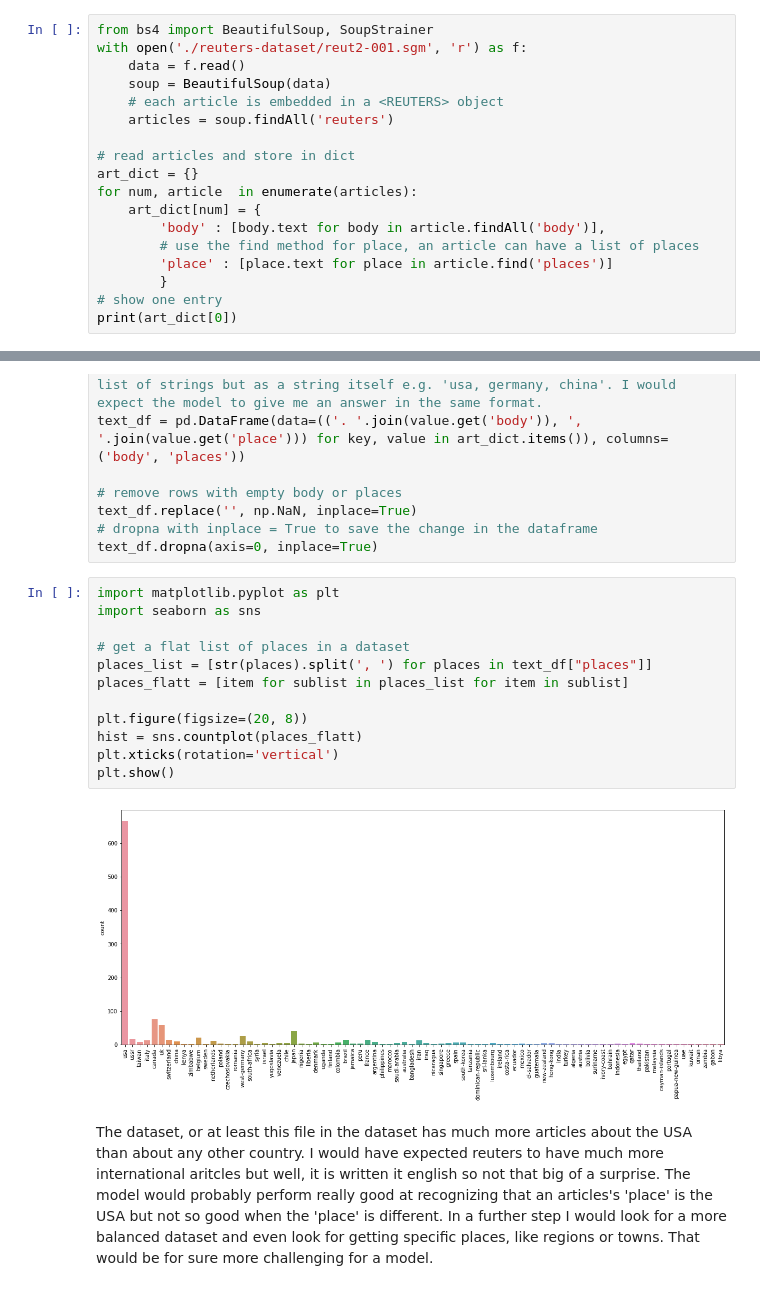
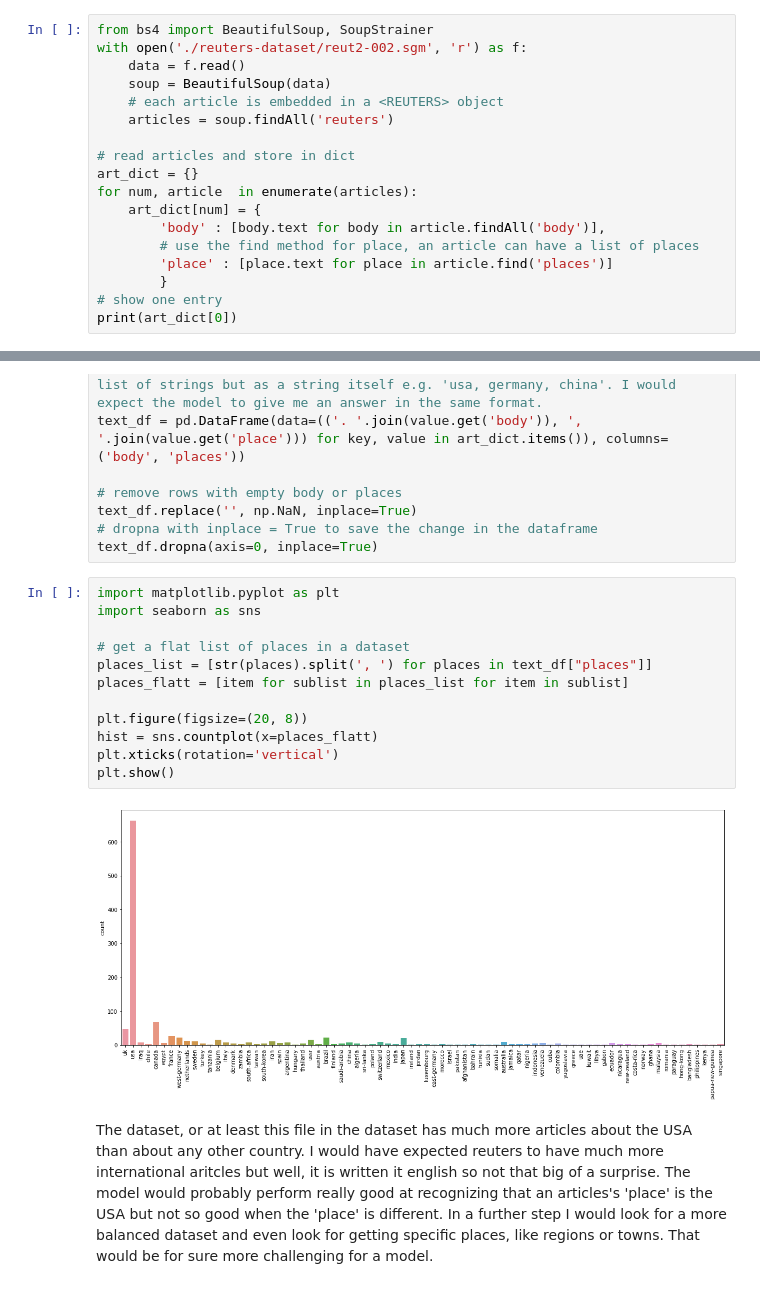
Before and after one commit to acu-sci/train-gpt2-tensorflow, a Jupyter notebook: ReadPlace.ipynb, the cells around one changed output, grey strips where cells are left out. Drawn from its saved outputs; the diff is of its cells as text.

```diff
--- a/ReadPlace.ipynb
+++ b/ReadPlace.ipynb
@@ -7,7 +7,7 @@ The Idea of the project is to train a model to read news articles (first in engl
 I came across the [reuters dataset](https://archive.ics.uci.edu/ml/machine-learning-databases/reuters21578-mld/) by googling for articles datasets, it is a good starting point for the project as has place information for each article, which is the information the model needs to learn how to read. I downloaded the SGM files locally and loaded one to test the loading pipeline. SGM is a XML-like file with nested information under some 'headers'. I used the SGM functionallity of the BeautifulSoup library to read the SGM file and 'parse' the different headers inside the file. I extracted the body and place of each article and fisrt sorted it in a dictionary.
 # %%
 from bs4 import BeautifulSoup, SoupStrainer
-with open('./reuters-dataset/reut2-001.sgm', 'r') as f:
+with open('./reuters-dataset/reut2-002.sgm', 'r') as f:
     data = f.read()
     soup = BeautifulSoup(data)
     # each article is embedded in a <REUTERS> object
@@ -43,17 +43,17 @@ text_df.dropna(axis=0, inplace=True)
 # %%
 import matplotlib.pyplot as plt
 import seaborn as sns
 
 # get a flat list of places in a dataset
 places_list = [str(places).split(', ') for places in text_df["places"]]
 places_flatt = [item for sublist in places_list for item in sublist]
 
 plt.figure(figsize=(20, 8))
-hist = sns.countplot(places_flatt)
+hist = sns.countplot(x=places_flatt)
 plt.xticks(rotation='vertical')
 plt.show()
 # %% [output]
-[figure, old version]
+[figure, new version]
 # %% [markdown]
 The dataset, or at least this file in the dataset has much more articles about the USA than about any other country. I would have expected reuters to have much more international aritcles but well, it is written it english so not that big of a surprise. The model would probably perform really good at recognizing that an articles's 'place' is the USA but not so good when the 'place' is different.
 In a further step I would look for a more balanced dataset and even look for getting specific places, like regions or towns. That would be for sure more challenging for a model.
```
Also changed, not shown: parts of 2 cells of this notebook, 3 other files.
